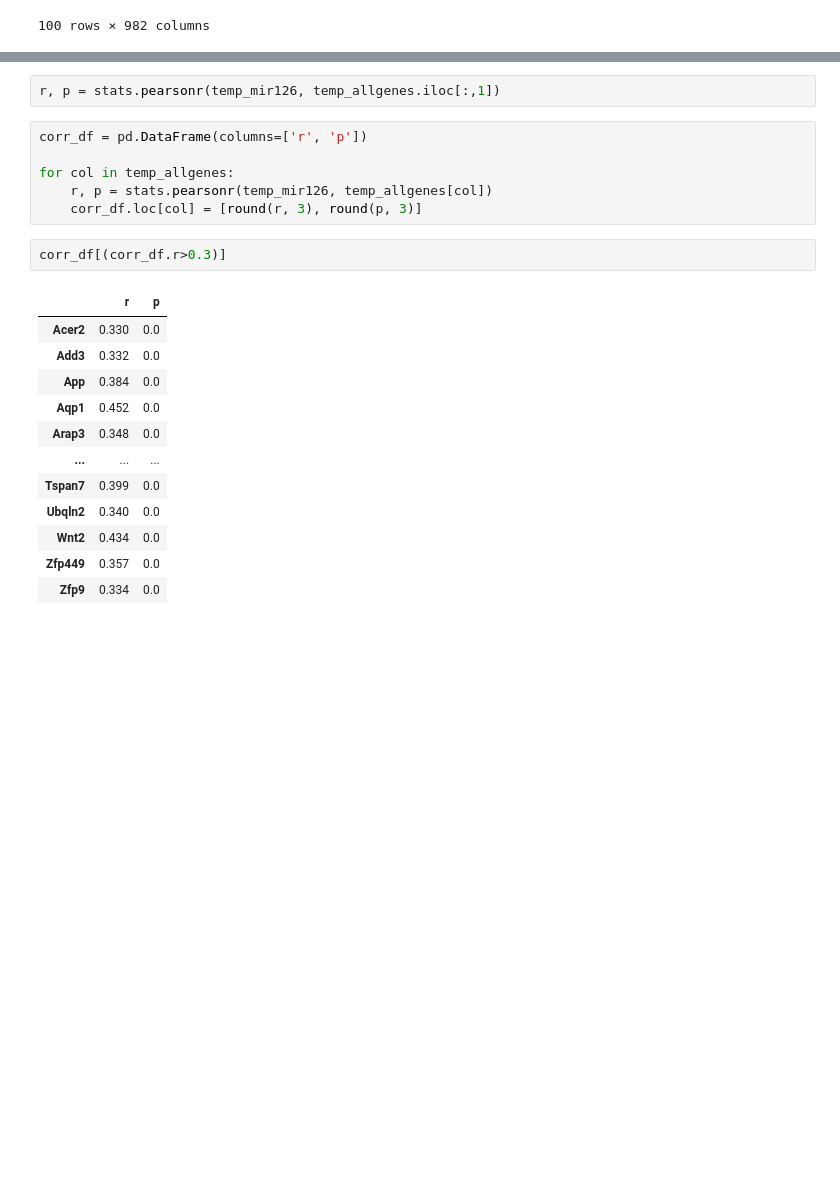
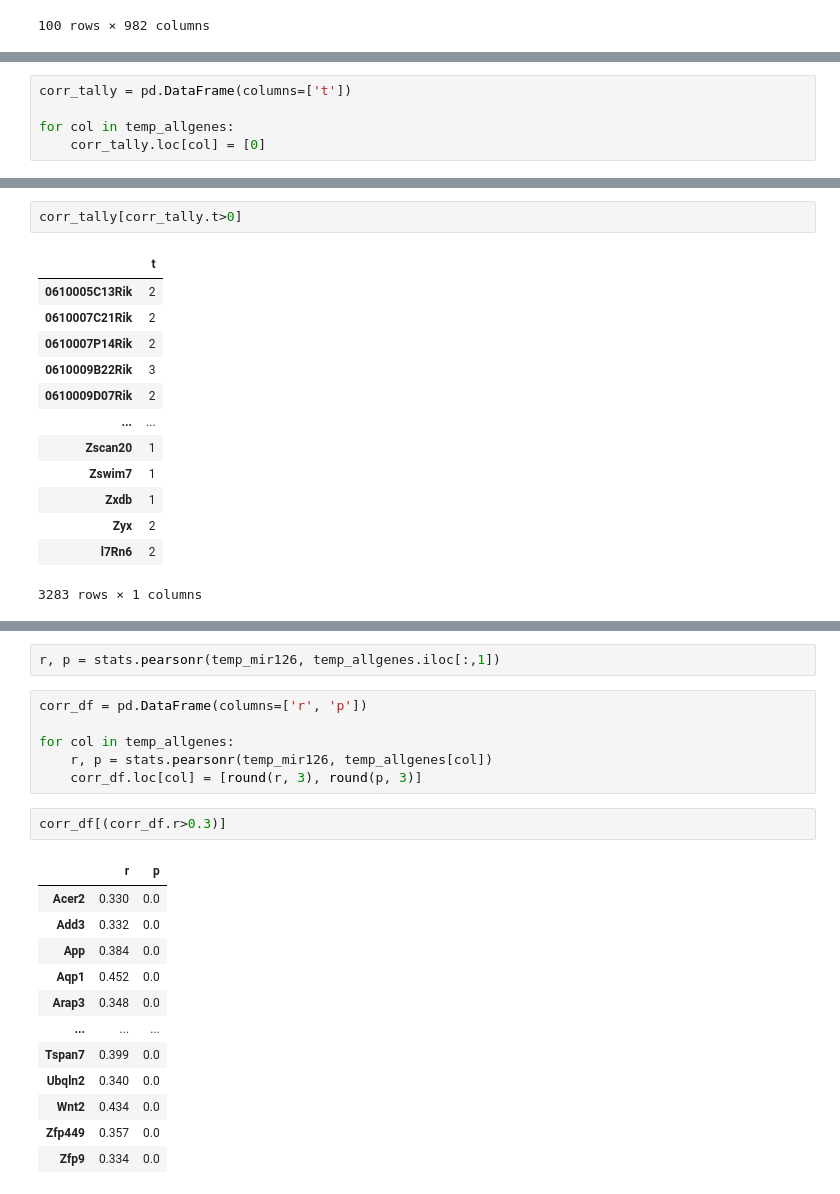
Before and after one commit to Fahim17/inferring-miRNA, a Jupyter notebook: data_manipulation_corr.ipynb, the cells around one changed output, grey strips where cells are left out. Saved outputs shown, nothing was run; the diff lists cells and outputs as text; blank space fills up the shorter version.

```diff
--- a/data_manipulation_corr.ipynb
+++ b/data_manipulation_corr.ipynb
@@ -50,0 +34,5 @@ dtype: int64
+# %%
+corr_tally = pd.DataFrame(columns=['t'])
+
+for col in temp_allgenes:
+    corr_tally.loc[col] = [0]
@@ -50,0 +62,16 @@ dtype: int64
+# %%
+corr_tally[corr_tally.t>0]
+# %% [output]
+|  | t |
+| 0610005C13Rik | 2 |
+| 0610007C21Rik | 2 |
+| 0610007P14Rik | 2 |
+| 0610009B22Rik | 3 |
+| 0610009D07Rik | 2 |
+| ... | ... |
+| Zscan20 | 1 |
+| Zswim7 | 1 |
+| Zxdb | 1 |
+| Zyx | 2 |
+| l7Rn6 | 2 |
+3283 rows × 1 columns
```
Also changed, not shown: parts of 7 cells of this notebook.
